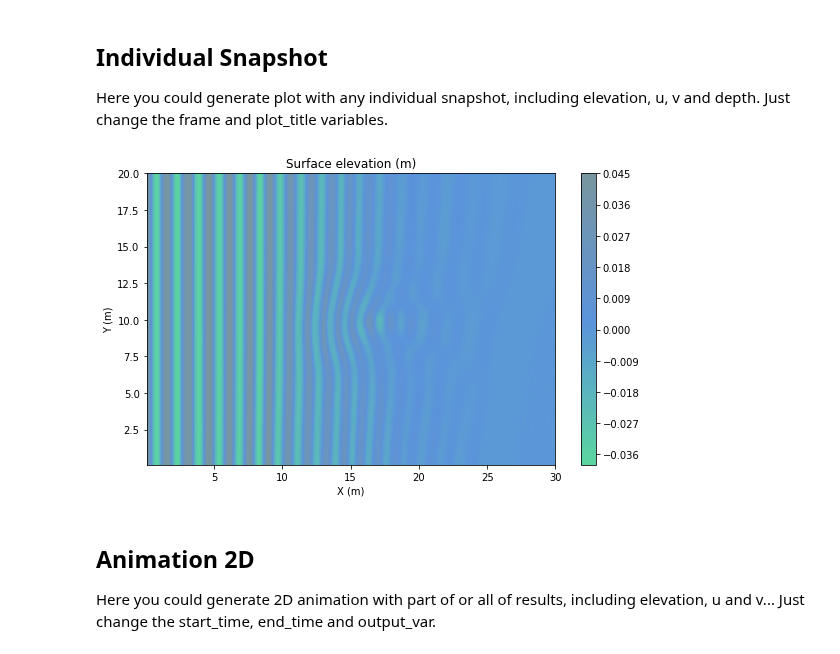
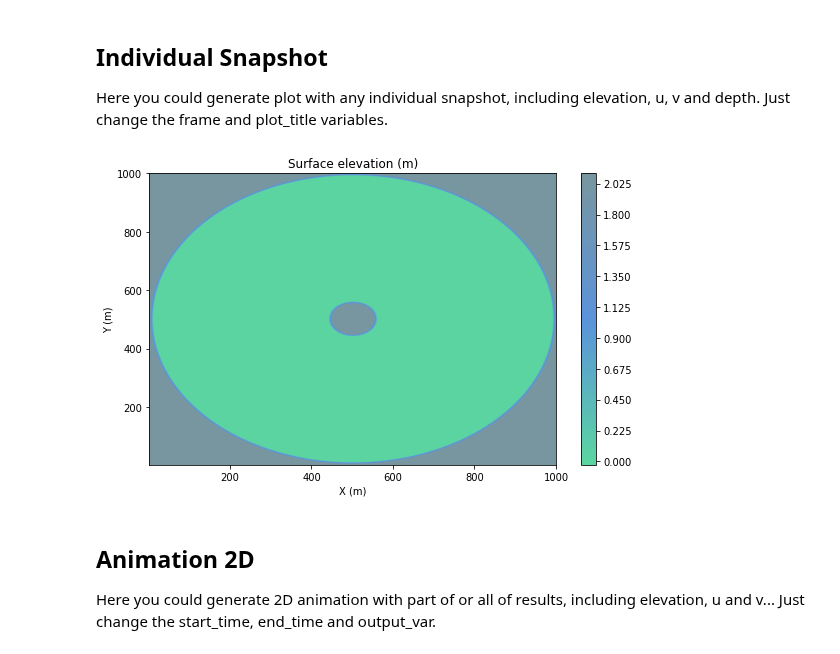
Before and after one commit to ysboss/agave-model, a Jupyter notebook: visualization_funwave-tvd.ipynb, the cells around one changed output. Saved outputs shown, nothing was run; the diff lists cells and outputs as text; code cells hidden in the pictures.

```diff
--- a/visualization_funwave-tvd.ipynb
+++ b/visualization_funwave-tvd.ipynb
@@ -8,7 +8,8 @@ import numpy as np
 import re
 
 # Set the output directory
-opdir = "output/output/"
+opdir = "run_dir/"
+ddir = opdir+"/output"
 
 # Set some basic parameters
 para_value_pairs = {
@@ -22,7 +23,7 @@ para_value_pairs = {
 
 # Parse input file, and get the value of parameters
 try:
-    with open("output/input.txt", "r") as fd:
+    with open(opdir+"input.txt", "r") as fd:
         for line in fd.readlines():
             g = re.search('(\w+)\s*=\s*(\S+)', line)
             if g:
@@ -40,4 +41,5 @@ DX = float(para_value_pairs['DX'])
 DY = float(para_value_pairs['DY'])
 
 # Calculate the amount of frames of outputs
-total_frame = int(TOTAL_TIME/PLOT_INTV + 1)
+total_frame = int(TOTAL_TIME/PLOT_INTV)-1
+total_frame
@@ -52,9 +56,9 @@ import matplotlib.pyplot as plt
 # Revise the location_y in the range of 1 to Mglob
 location_x = 20
 location_y = 100
-
+ddir = opdir+"output/"
 # Revise the output variable for Y axis of plots
-output_var = "u"
+output_var = "eta"
 
 # Revise the unit of output variable
 unit ='(m)'
@@ -73,7 +77,8 @@ def OneD(location_x, location_y):
 
     try:
         for frame in range(total_frame):
-            y = np.loadtxt(opdir+output_var+'_%05d' % (frame+1))
+            fname = ddir+output_var+'_%05d' % (frame+1)
+            y = np.loadtxt(fname)
             Y.append(y[location_x][location_y])
 
         for i in range(total_frame):
@@ -103,7 +108,7 @@ import matplotlib.pyplot as plt1
 from matplotlib.colors import LinearSegmentedColormap
 
 # Change the frame that you want to show
-frame = "eta_00080"
+frame = "eta_00200"
 
 # Revise the title of the plot
 plot_title = "Surface elevation (m)"
@@ -112,35 +117,35 @@ plot_title = "Surface elevation (m)"
 # Here are some example, just uncomment one of below colors
 
 colors=["#5bd6a0","#5b93db", "#78969f"]
 #colors=["#c29284", "#c2d0aa", "#ceddf1"]
 #colors=["#7addf1", "#7a89f1", "#ce8ca3"]
 
 # Generate color map
 cmap = LinearSegmentedColormap.from_list("", colors)
 
 # Draw 2D plot
 def twoDsnapPlot(frame):
 
     X_value = [ [ str((i+1)*DX) for i in range(Mglob) ] for j in range(Nglob) ]
     Y_value = [ [ str((j+1)*DY) for i in range(Mglob) ] for j in range(Nglob) ]
     ax, fig = plt.subplots()
     try:
-        eta = np.loadtxt(opdir+frame)
+        eta = np.loadtxt(ddir+frame)
         etaplot = plt1.contourf(X_value, Y_value, eta, 100, cmap = cmap)
         plt1.title(plot_title)
         plt1.colorbar()
 
         plt1.xlabel("X (m)")
         plt1.ylabel("Y (m)")
         plt1.tight_layout()
         plt1.show()
     except Exception as ex_results:
         print ("Error: ", ex_results)
 
 # Show plot
 twoDsnapPlot(frame)
 # %% [output]
-[figure, old version]
+[figure, new version]
 # %% [markdown]
 ##  Animation 2D
 Here you could generate 2D animation with part of or all of results, including elevation, u and v...  Just change the start_time, end_time and output_var.
```
Also changed, not shown: parts of 4 cells of this notebook, 16 other files.
